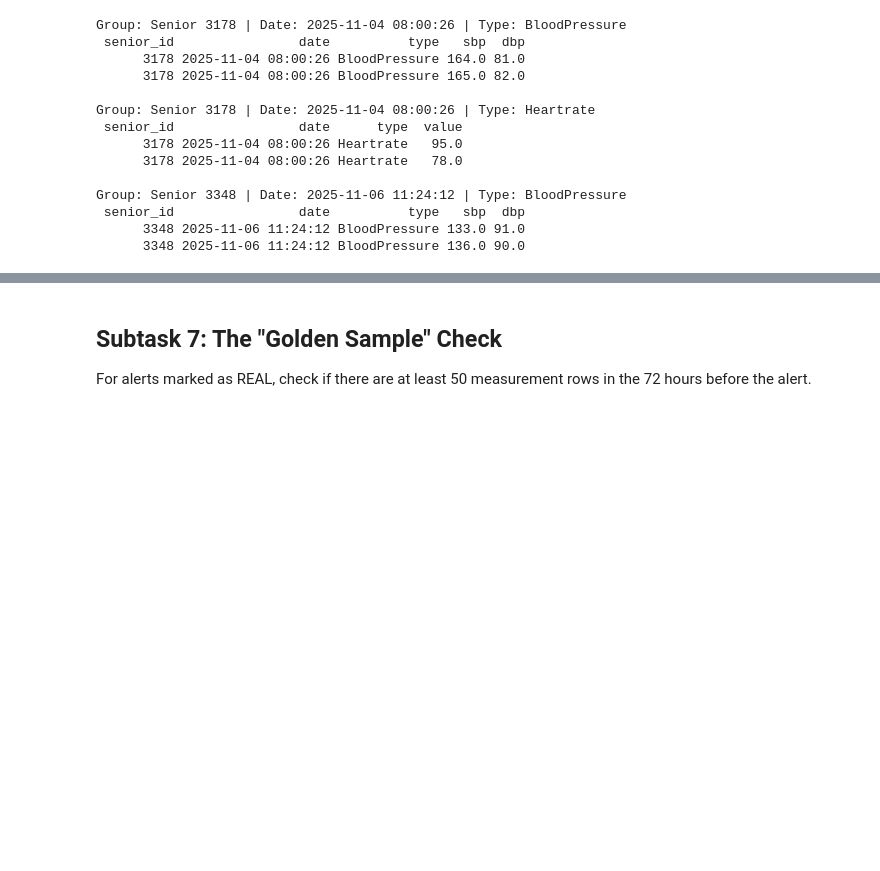
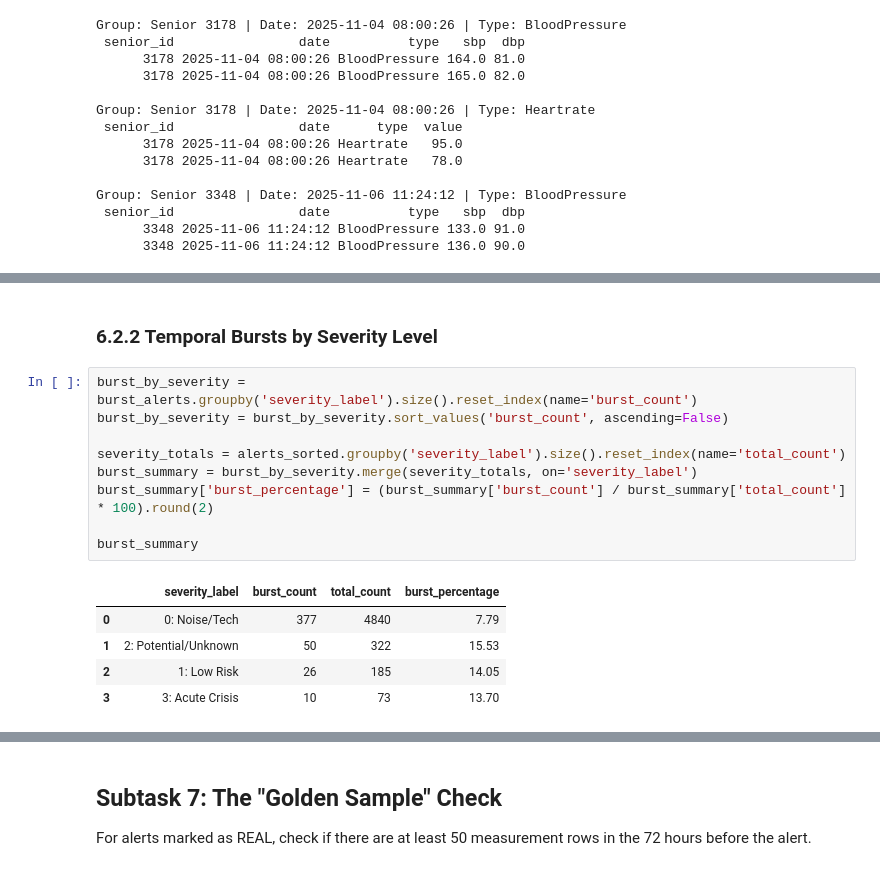
Before and after one commit to eldarmuk/AI-CVD, a Jupyter notebook: notebooks/02_basic_eda.ipynb, the cells around one changed output, grey strips where cells are left out. Drawn from its saved outputs; the diff is of its cells as text; blank space fills up the shorter version.

```diff
--- a/notebooks/02_basic_eda.ipynb
+++ b/notebooks/02_basic_eda.ipynb
@@ -837,0 +891,17 @@ Group: Senior 3348 | Date: 2025-11-06 11:24:12 | Type: BloodPressure
+# %% [markdown]
+### 6.2.2 Temporal Bursts by Severity Level
+# %%
+burst_by_severity = burst_alerts.groupby('severity_label').size().reset_index(name='burst_count')
+burst_by_severity = burst_by_severity.sort_values('burst_count', ascending=False)
+
+severity_totals = alerts_sorted.groupby('severity_label').size().reset_index(name='total_count')
+burst_summary = burst_by_severity.merge(severity_totals, on='severity_label')
+burst_summary['burst_percentage'] = (burst_summary['burst_count'] / burst_summary['total_count'] * 100).round(2)
+
+burst_summary
+# %% [output]
+|  | severity_label | burst_count | total_count | burst_percentage |
+| 0 | 0: Noise/Tech | 377 | 4840 | 7.79 |
+| 1 | 2: Potential/Unknown | 50 | 322 | 15.53 |
+| 2 | 1: Low Risk | 26 | 185 | 14.05 |
+| 3 | 3: Acute Crisis | 10 | 73 | 13.70 |
```
Also changed, not shown: parts of 15 cells of this notebook.
